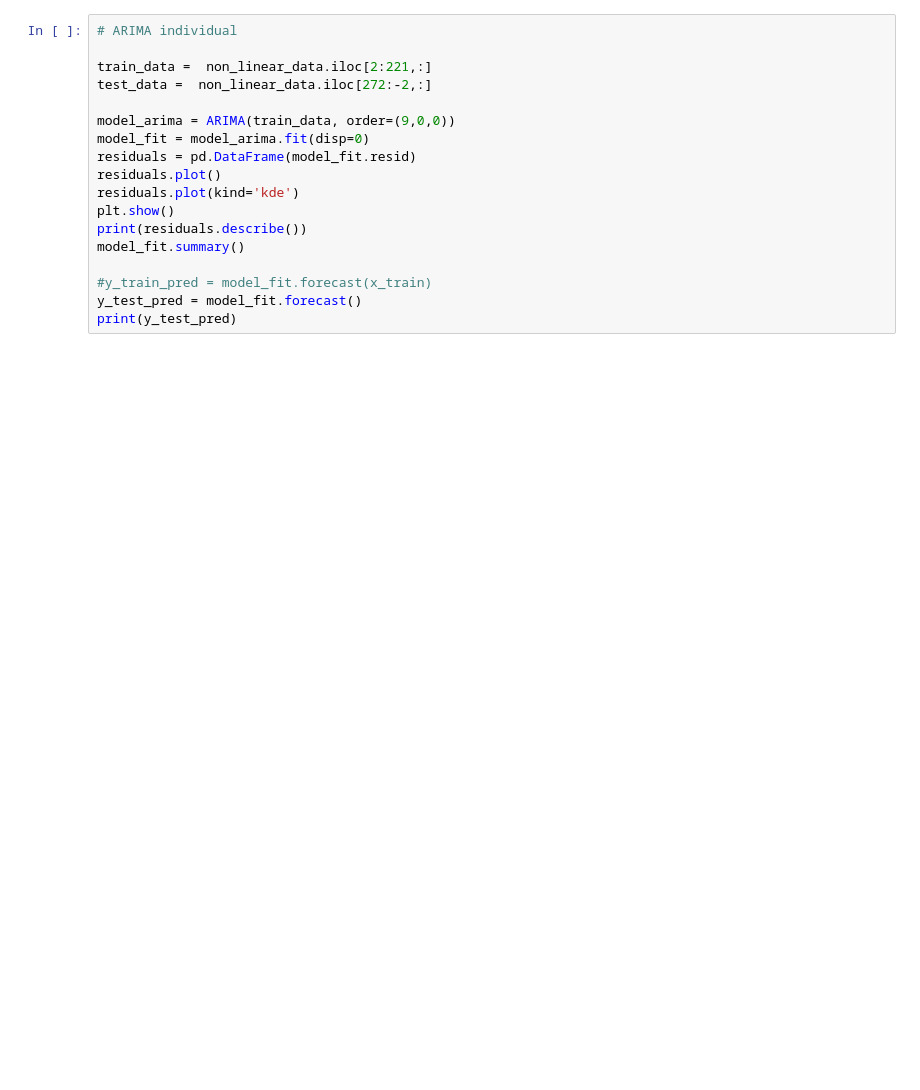
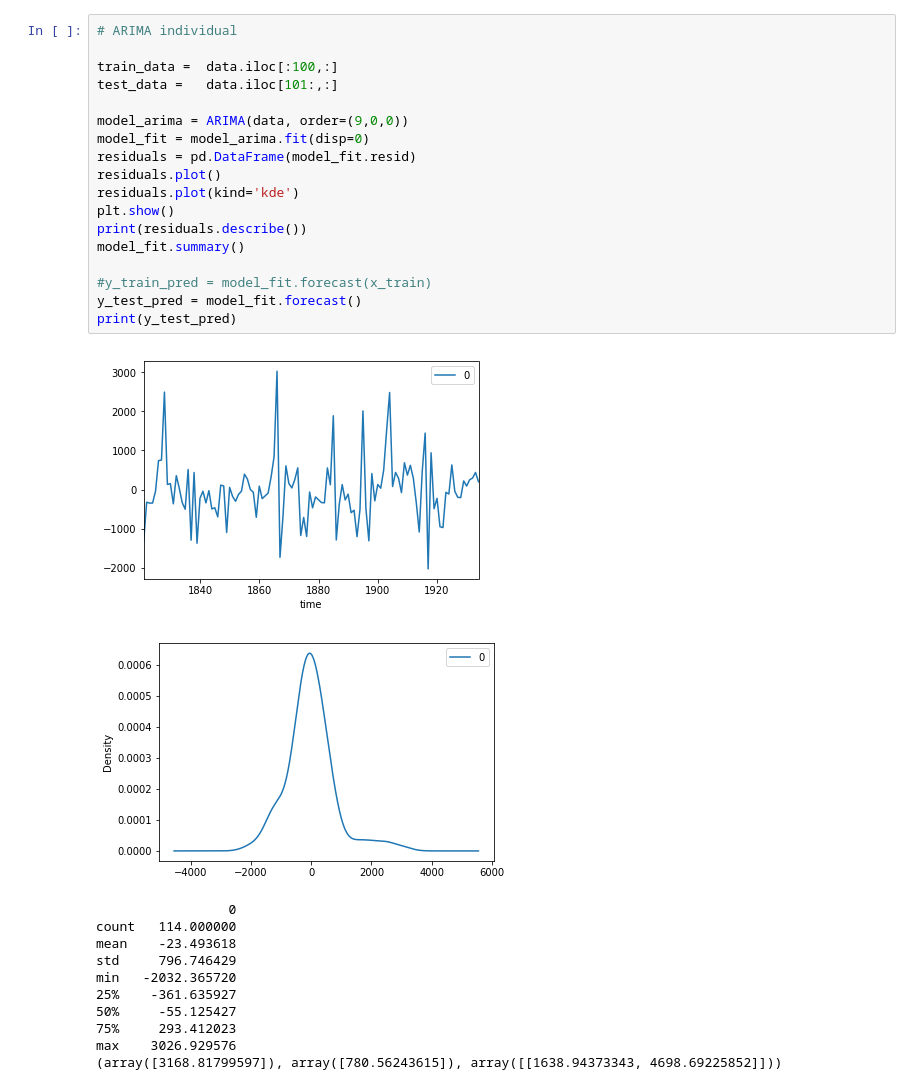
Before and after one commit to thefr33radical/hybrid_forecasting, a Jupyter notebook: code/ARIMA_ANN_lynx.ipynb, the cells around one changed output. Drawn from its saved outputs; the diff is of its cells as text; blank space fills up the shorter version.

```diff
--- a/code/ARIMA_ANN_lynx.ipynb
+++ b/code/ARIMA_ANN_lynx.ipynb
@@ -32,21 +39,34 @@ plt.show()
 # %%
 # ARIMA individual
 
-train_data =  non_linear_data.iloc[2:221,:]
-test_data =  non_linear_data.iloc[272:-2,:]
+train_data =  data.iloc[:100,:]
+test_data =   data.iloc[101:,:]
 
-model_arima = ARIMA(train_data, order=(9,0,0))
+model_arima = ARIMA(data, order=(9,0,0))
 model_fit = model_arima.fit(disp=0)
 residuals = pd.DataFrame(model_fit.resid)
 residuals.plot()
 residuals.plot(kind='kde')
 plt.show()
 print(residuals.describe())
 model_fit.summary()
 
 #y_train_pred = model_fit.forecast(x_train)
 y_test_pred = model_fit.forecast()
 print(y_test_pred)
+# %% [output]
+[figure, added]
+[figure, added]
+                 0
+count   114.000000
+mean    -23.493618
+std     796.746429
+min   -2032.365720
+25%    -361.635927
+50%     -55.125427
+75%     293.412023
+max    3026.929576
+(array([3168.81799597]), array([780.56243615]), array([[1638.94373343, 4698.69225852]]))
 # %%
 non_linear_data = ndata.resid
 non_linear_data.plot()
```
Also changed, not shown: parts of 8 cells of this notebook.
